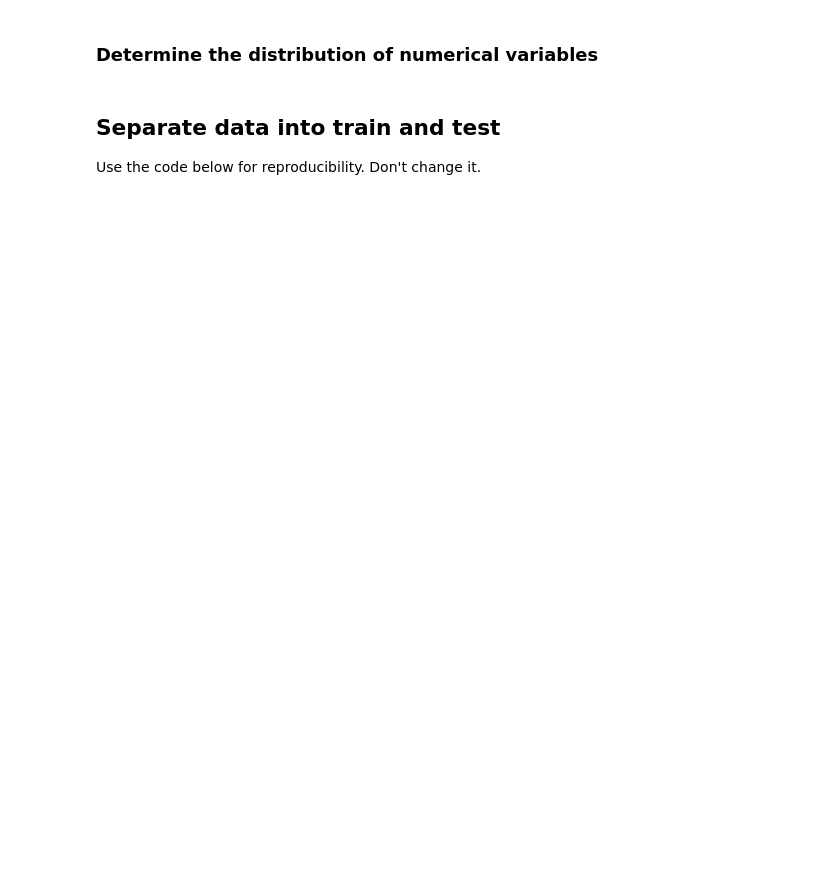
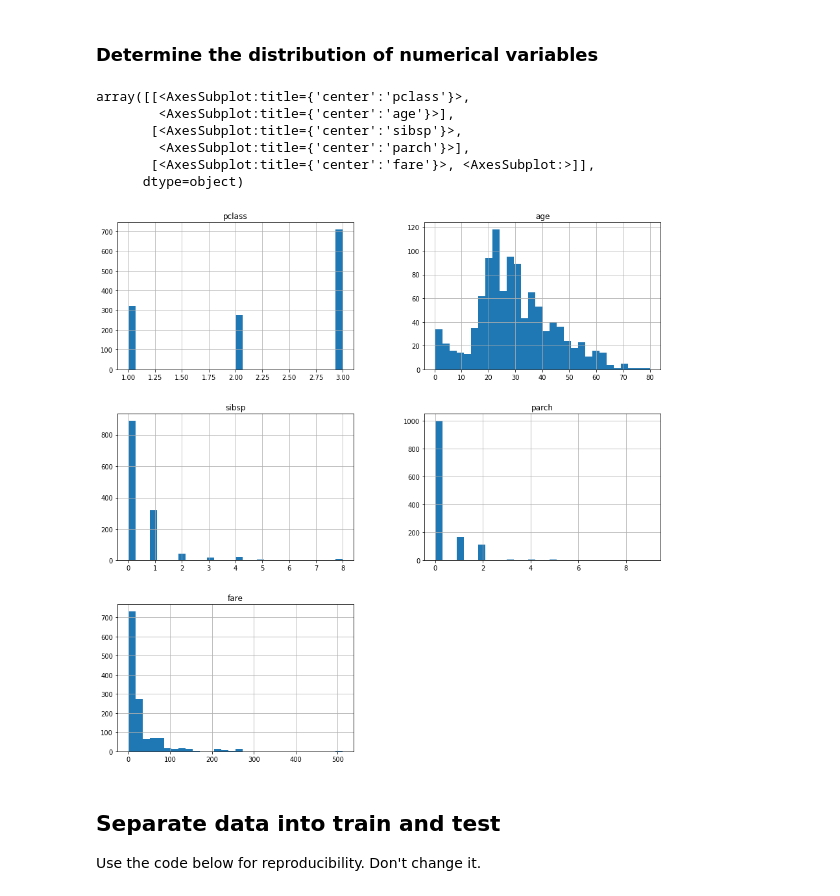
Before and after one commit to trainindata/deploying-machine-learning-models, a Jupyter notebook: section-04-research-and-development/titanic-assignment/01-predicting-survival-titanic-assignement.ipynb, the cells around one changed output. Drawn from its saved outputs; the diff is of its cells as text; code cells hidden in the pictures; blank space fills up the shorter version.

```diff
--- a/section-04-research-and-development/titanic-assignment/01-predicting-survival-titanic-assignement.ipynb
+++ b/section-04-research-and-development/titanic-assignment/01-predicting-survival-titanic-assignement.ipynb
@@ -131,5 +173,15 @@ print('Number of categorical variables: {}'.format(len(vars_cat)))
 # %% [markdown]
 ### Determine the distribution of numerical variables
+# %%
+data[vars_num].hist(bins=30, figsize=(15,15))
+# %% [output]
+array([[<AxesSubplot:title={'center':'pclass'}>,
+        <AxesSubplot:title={'center':'age'}>],
+       [<AxesSubplot:title={'center':'sibsp'}>,
+        <AxesSubplot:title={'center':'parch'}>],
+       [<AxesSubplot:title={'center':'fare'}>, <AxesSubplot:>]],
+      dtype=object)
+[figure, added]
 # %% [markdown]
 ## Separate data into train and test
 
```
Also changed, not shown: parts of 19 cells of this notebook.
